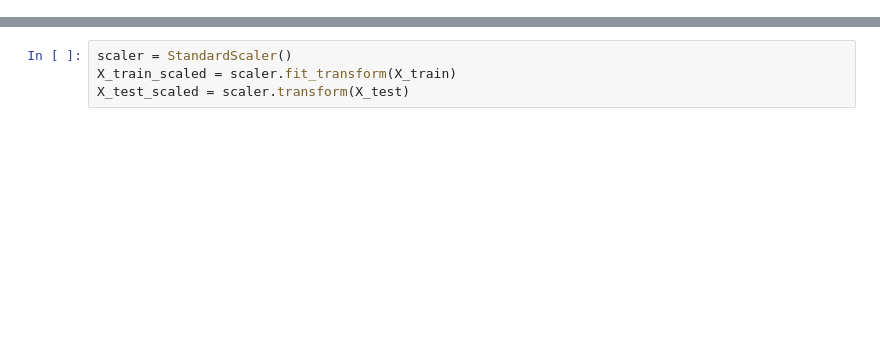
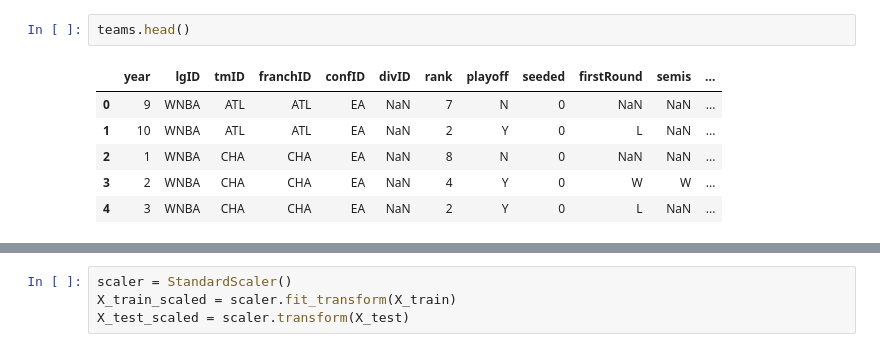
Before and after one commit to Lucasnakajima/Data-Mining, a Jupyter notebook: AC.ipynb, the cells around one changed output, grey strips where cells are left out. Cells and saved outputs as stored; diff of their text form; blank space fills up the shorter version.

```diff
--- a/AC.ipynb
+++ b/AC.ipynb
@@ -63,0 +130,9 @@ Index(['year', 'lgID_x', 'tmID', 'franchID', 'confID', 'divID', 'rank',
+# %%
+teams.head()
+# %% [output]
+|  | year | lgID | tmID | franchID | confID | divID | rank | playoff | seeded | firstRound | semis | ... |
+| 0 | 9 | WNBA | ATL | ATL | EA | NaN | 7 | N | 0 | NaN | NaN | ... |
+| 1 | 10 | WNBA | ATL | ATL | EA | NaN | 2 | Y | 0 | L | NaN | ... |
+| 2 | 1 | WNBA | CHA | CHA | EA | NaN | 8 | N | 0 | NaN | NaN | ... |
+| 3 | 2 | WNBA | CHA | CHA | EA | NaN | 4 | Y | 0 | W | W | ... |
+| 4 | 3 | WNBA | CHA | CHA | EA | NaN | 2 | Y | 0 | L | NaN | ... |
```
Also changed, not shown: parts of 33 cells of this notebook, 1 other file.
